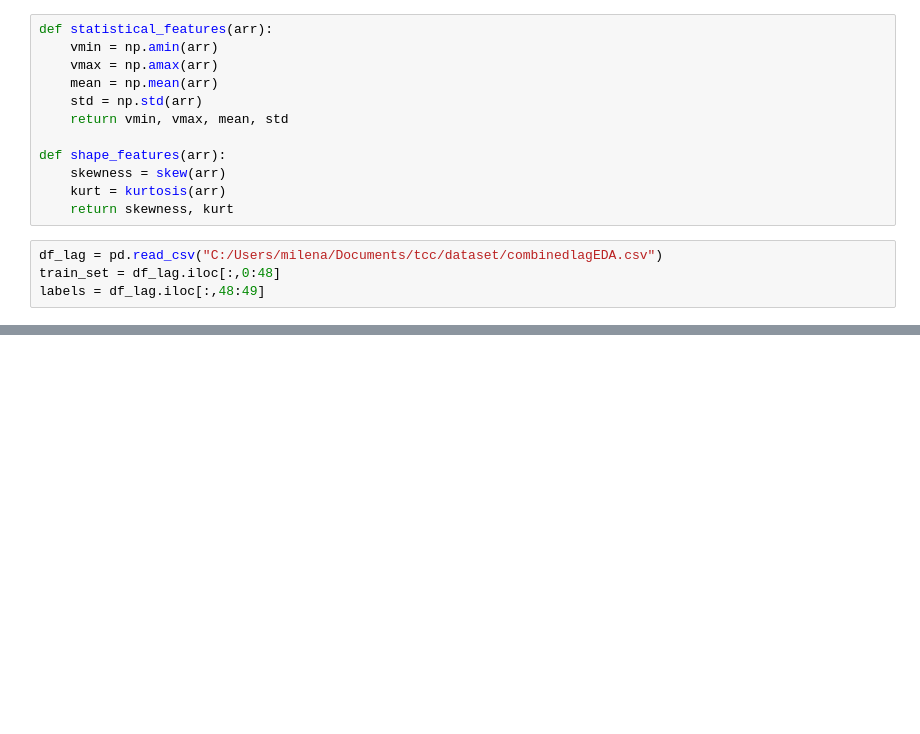
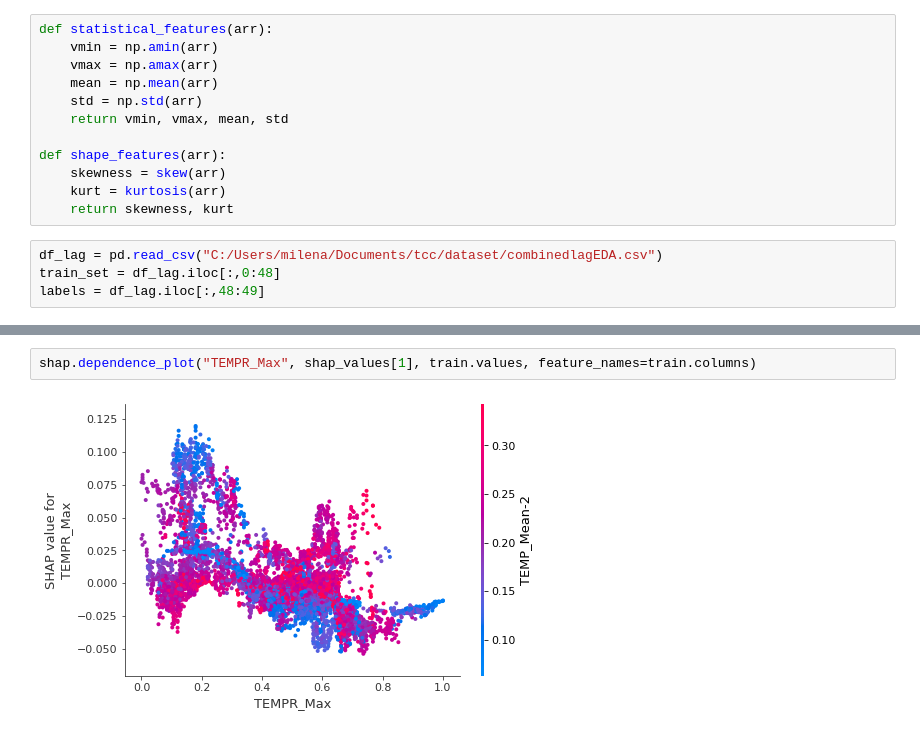
Before and after one commit to misefe1964/XIA-Stress-Detection, a Jupyter notebook: tcc.ipynb, the cells around one changed output, grey strips where cells are left out. Saved outputs shown, nothing was run; the diff lists cells and outputs as text; blank space fills up the shorter version.

```diff
--- a/tcc.ipynb
+++ b/tcc.ipynb
@@ -219,0 +102,4 @@ shap.summary_plot(shap_values, train)
+# %%
+shap.dependence_plot("TEMPR_Max", shap_values[1], train.values, feature_names=train.columns)
+# %% [output]
+[figure, added]
```
Also changed, not shown: parts of 75 cells of this notebook, 1 other file.
